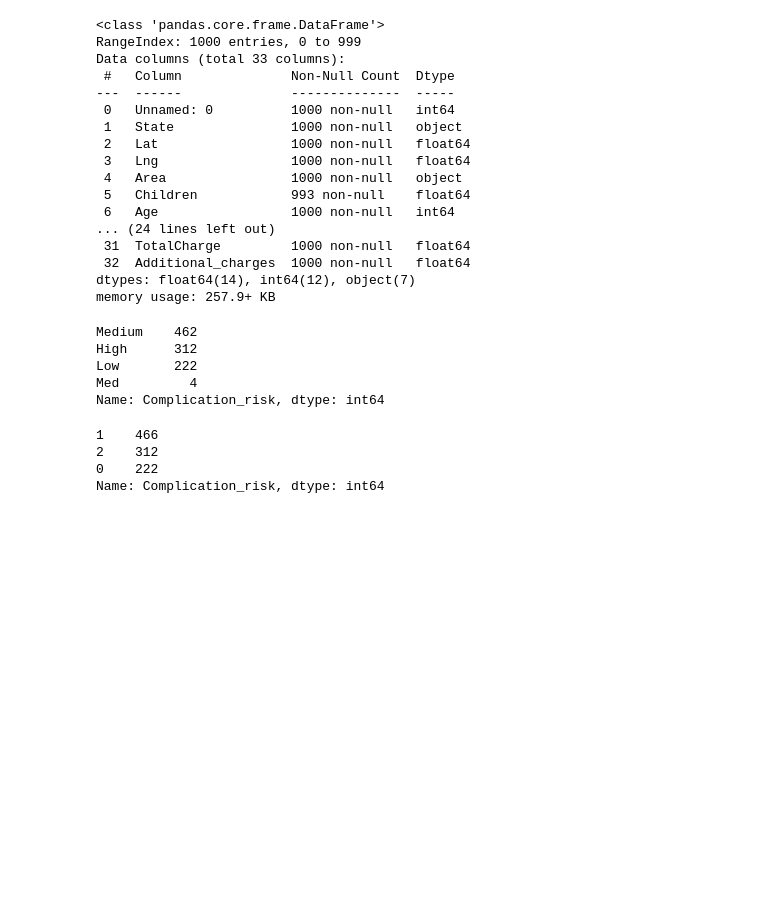
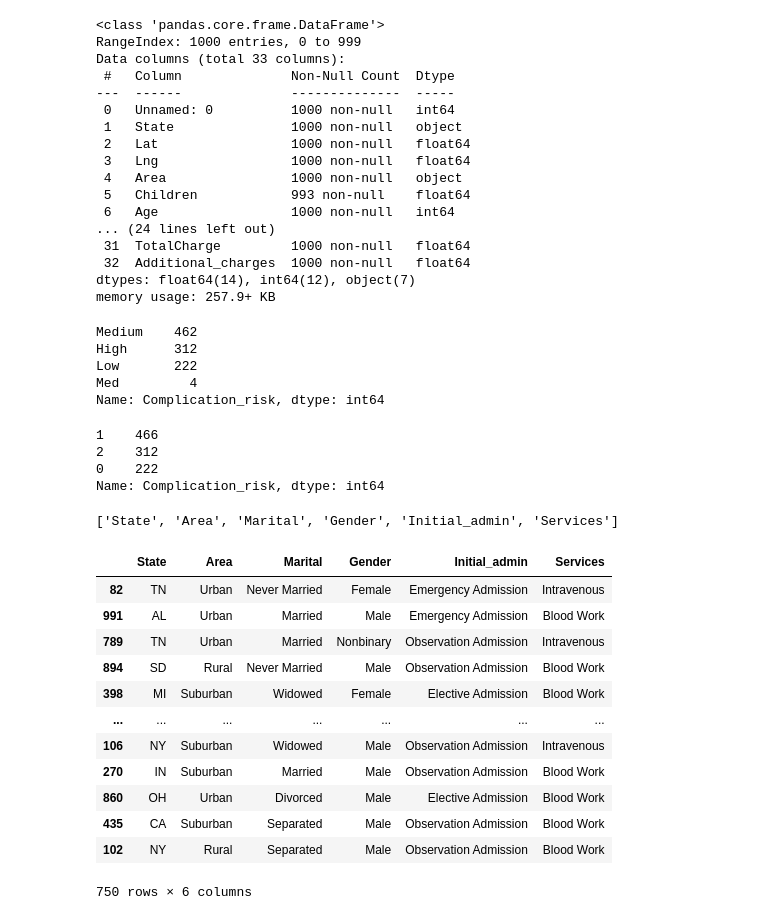
Before and after one commit to mvince33/Coding-Dojo, a Jupyter notebook: ordinal_and_one_hot_encoder.ipynb, the cells around one changed output. Cells and saved outputs as stored; diff of their text form; code cells hidden in the pictures; blank space fills up the shorter version.

```diff
--- a/ordinal_and_one_hot_encoder.ipynb
+++ b/ordinal_and_one_hot_encoder.ipynb
@@ -55,3 +56,33 @@ df['Complication_risk'].value_counts()
 2    312
 0    222
 Name: Complication_risk, dtype: int64
+# %%
+# Get the featuers and target then split the data
+X = df.drop(columns = ['Unnamed: 0', 'Additional_charges'])
+y = df['Additional_charges']
+X_train, X_test, y_train, y_test = train_test_split(X, y, random_state = 42)
+# %%
+# Make a selector to separate the categorical data
+cat_selector = make_column_selector(dtype_include = 'object')
+cat_selector(X_train)
+# %% [output]
+['State', 'Area', 'Marital', 'Gender', 'Initial_admin', 'Services']
+# %%
+# Separate the categorical data
+train_cat_data = X_train[cat_selector(X_train)]
+test_cat_data = X_test[cat_selector(X_test)]
+train_cat_data
+# %% [output]
+|  | State | Area | Marital | Gender | Initial_admin | Services |
+| 82 | TN | Urban | Never Married | Female | Emergency Admission | Intravenous |
+| 991 | AL | Urban | Married | Male | Emergency Admission | Blood Work |
+| 789 | TN | Urban | Married | Nonbinary | Observation Admission | Intravenous |
+| 894 | SD | Rural | Never Married | Male | Observation Admission | Blood Work |
+| 398 | MI | Suburban | Widowed | Female | Elective Admission | Blood Work |
+| ... | ... | ... | ... | ... | ... | ... |
+| 106 | NY | Suburban | Widowed | Male | Observation Admission | Intravenous |
+| 270 | IN | Suburban | Married | Male | Observation Admission | Blood Work |
+| 860 | OH | Urban | Divorced | Male | Elective Admission | Blood Work |
+| 435 | CA | Suburban | Separated | Male | Observation Admission | Blood Work |
+| 102 | NY | Rural | Separated | Male | Observation Admission | Blood Work |
+750 rows × 6 columns
```
Also changed, not shown: parts of 5 cells of this notebook.
